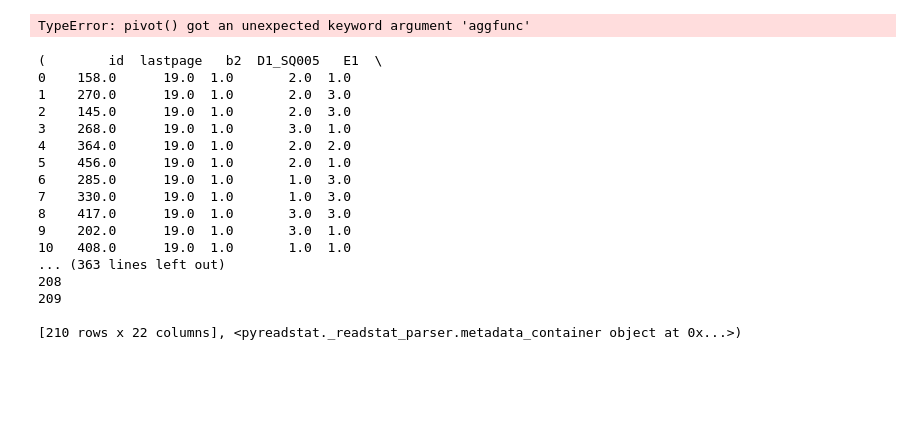
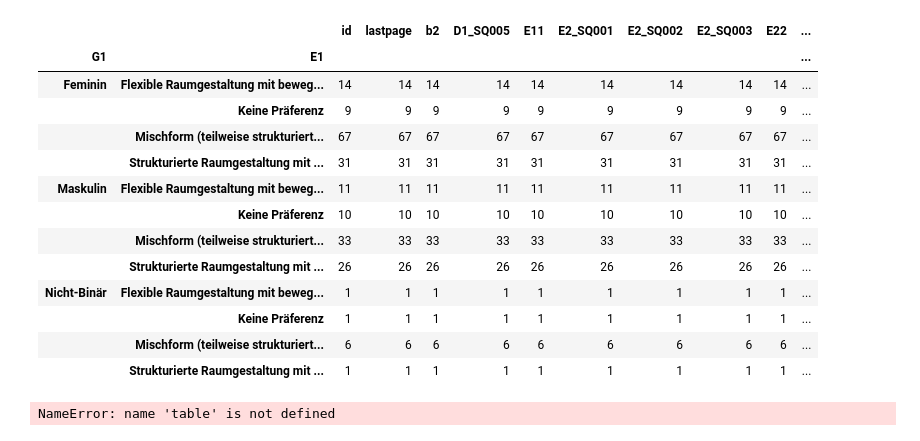
Before and after one commit to jensborrack/TutoringRepos, a Jupyter notebook: Python/V0.1/HU_Umfrage.ipynb, the cells around one changed output. Drawn from its saved outputs; the diff is of its cells as text; code cells hidden in the pictures; blank space fills up the shorter version.

Commit message:
Tests selected

```diff
--- a/Python/V0.1/HU_Umfrage.ipynb
+++ b/Python/V0.1/HU_Umfrage.ipynb
@@ -7,26 +40,26 @@ df, meta = pyreadstat.read_sav("C:\\Users\\Jens\\Documents\\2019\\Python\\V0.1\\
 # %%
 #analyze E1 'Welche Form der Raumgestaltung würden Sie für Gruppenarbeitsplätze bevorzugen?'
-e1 = df.pivot (index='G1',columns='G1', aggfunc='count')
-print(e1)
+df.groupby(['G1', 'E1']).count()
+#e1 = df.groupby('G1','E1')
+#pd.pivot_table(df, index='G1',columns='E1', aggfunc=[len])
 # %% [output]
-TypeError: pivot() got an unexpected keyword argument 'aggfunc'
+|  |  | id | lastpage | b2 | D1_SQ005 | E11 | E2_SQ001 | E2_SQ002 | E2_SQ003 | E22 | ... |
+| G1 | E1 |  |  |  |  |  |  |  |  |  | ... |
+| Feminin | Flexible Raumgestaltung mit beweg... | 14 | 14 | 14 | 14 | 14 | 14 | 14 | 14 | 14 | ... |
+|  | Keine Präferenz | 9 | 9 | 9 | 9 | 9 | 9 | 9 | 9 | 9 | ... |
+|  | Mischform (teilweise strukturiert... | 67 | 67 | 67 | 67 | 67 | 67 | 67 | 67 | 67 | ... |
+|  | Strukturierte Raumgestaltung mit ... | 31 | 31 | 31 | 31 | 31 | 31 | 31 | 31 | 31 | ... |
+| Maskulin | Flexible Raumgestaltung mit beweg... | 11 | 11 | 11 | 11 | 11 | 11 | 11 | 11 | 11 | ... |
+|  | Keine Präferenz | 10 | 10 | 10 | 10 | 10 | 10 | 10 | 10 | 10 | ... |
+|  | Mischform (teilweise strukturiert... | 33 | 33 | 33 | 33 | 33 | 33 | 33 | 33 | 33 | ... |
+|  | Strukturierte Raumgestaltung mit ... | 26 | 26 | 26 | 26 | 26 | 26 | 26 | 26 | 26 | ... |
+| Nicht-Binär | Flexible Raumgestaltung mit beweg... | 1 | 1 | 1 | 1 | 1 | 1 | 1 | 1 | 1 | ... |
+|  | Keine Präferenz | 1 | 1 | 1 | 1 | 1 | 1 | 1 | 1 | 1 | ... |
+|  | Mischform (teilweise strukturiert... | 6 | 6 | 6 | 6 | 6 | 6 | 6 | 6 | 6 | ... |
+|  | Strukturierte Raumgestaltung mit ... | 1 | 1 | 1 | 1 | 1 | 1 | 1 | 1 | 1 | ... |
-# %%
-print(df)
-# %% [output]
-(        id  lastpage   b2  D1_SQ005   E1  \
-0    158.0      19.0  1.0       2.0  1.0
-1    270.0      19.0  1.0       2.0  3.0
-2    145.0      19.0  1.0       2.0  3.0
-3    268.0      19.0  1.0       3.0  1.0
-4    364.0      19.0  1.0       2.0  2.0
-5    456.0      19.0  1.0       2.0  1.0
-6    285.0      19.0  1.0       1.0  3.0
-7    330.0      19.0  1.0       1.0  3.0
-8    417.0      19.0  1.0       3.0  3.0
-9    202.0      19.0  1.0       3.0  1.0
-10   408.0      19.0  1.0       1.0  1.0
-... (363 lines left out)
-208
-209
-
-[210 rows x 22 columns], <pyreadstat._readstat_parser.metadata_container object at 0x...>)
+# %%
+#E1 and E11 Pearson Chi² Test according to https://www.methodenberatung.uzh.ch/de/datenanalyse_spss/zusammenhaenge/pearsonzush.html
+from scipy.stats import chi2_contingency
+stat, p, dof, expected = chi2_contingency(table)
+# %% [output]
+NameError: name 'table' is not defined
```
Also changed, not shown: parts of 4 cells of this notebook.
